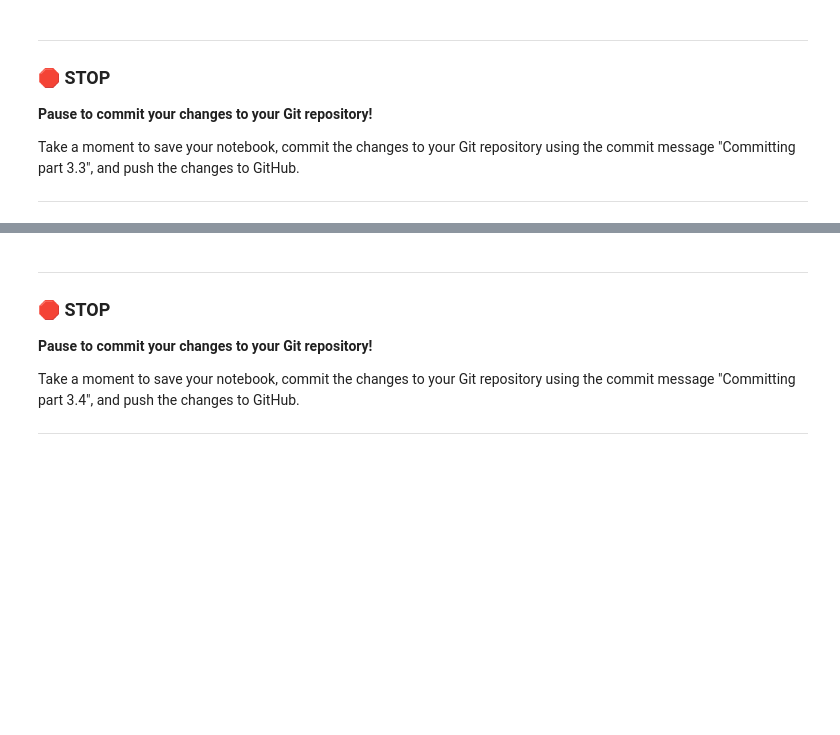
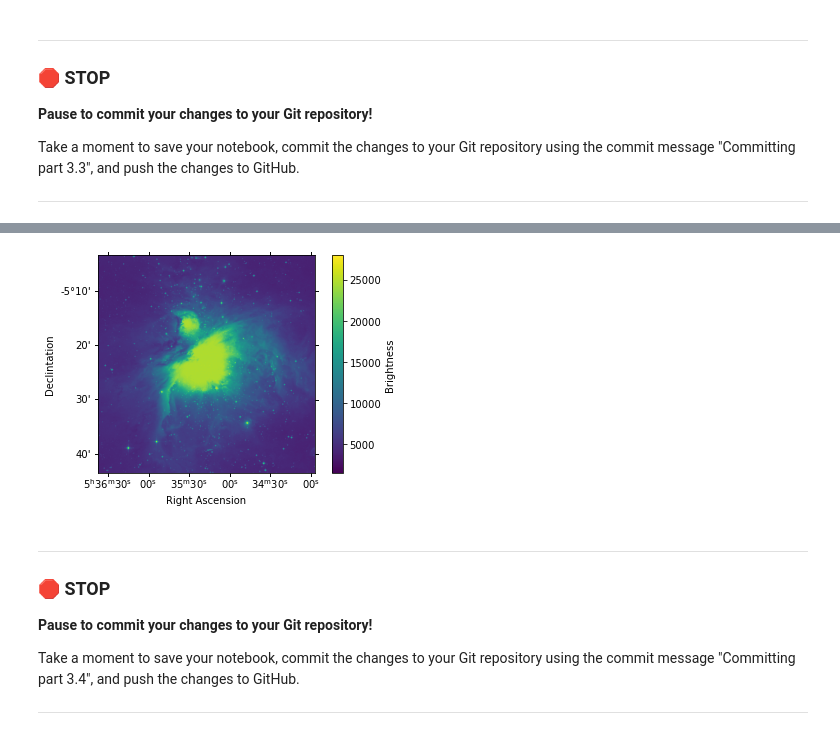
Before and after one commit to volekjac/cmse202-s21-turnin, a Jupyter notebook: hw-01/HW-01_GitPracticeDebuggingAndPythonPackages-STUDENT.ipynb, the cells around one changed output, grey strips where cells are left out. Cells and saved outputs as stored; diff of their text form; code cells hidden in the pictures; blank space fills up the shorter version.

```diff
--- a/hw-01/HW-01_GitPracticeDebuggingAndPythonPackages-STUDENT.ipynb
+++ b/hw-01/HW-01_GitPracticeDebuggingAndPythonPackages-STUDENT.ipynb
@@ -354,0 +353,17 @@ Now that you've spent some time exploring the nature of these images, we're goin
+# %%
+# Put your code here
+import matplotlib.pyplot as plt
+from astropy.wcs import WCS
+from astropy.utils.data import get_pkg_data_filename
+l = fits.open("https://raw.githubusercontent.com/msu-cmse-courses/cmse202-S21-student/master/data/m42_40min_ir.fits")[0]
+
+wcs = WCS(l.header)
+
+
+plt.subplot(projection=wcs)
+plt.imshow(l.data, origin='lower')
+plt.xlabel("Right Ascension")
+plt.ylabel("Declintation")
+cb = plt.colorbar()
+cb.set_label("Brightness")
+# %% [output]
@@ -355,3 +384,4 @@ Now that you've spent some time exploring the nature of these images, we're goin
+[figure, added]
 # %% [markdown]
 ---
 ### &#128721; STOP
```
Also changed, not shown: parts of 3 cells of this notebook.
